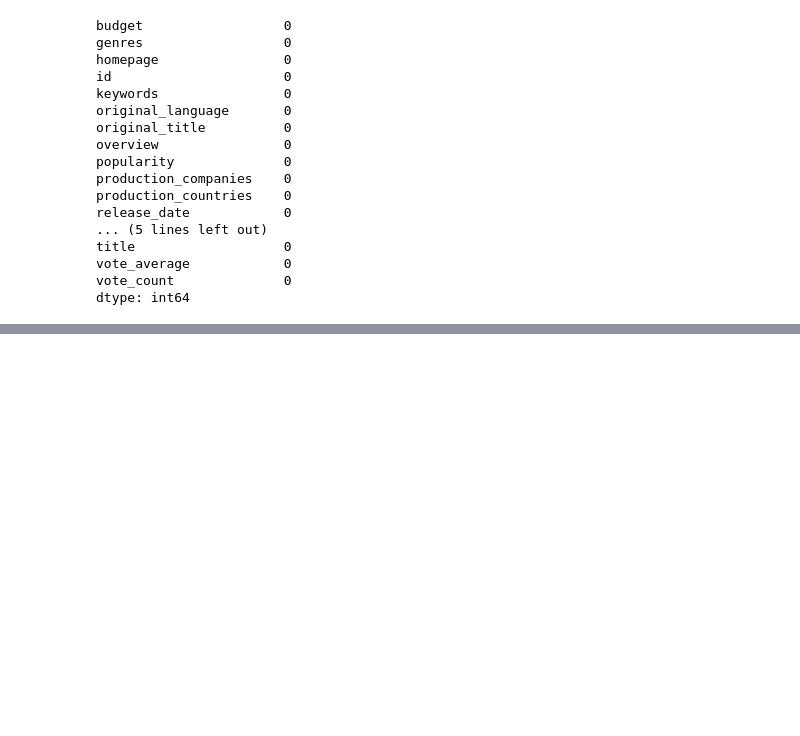
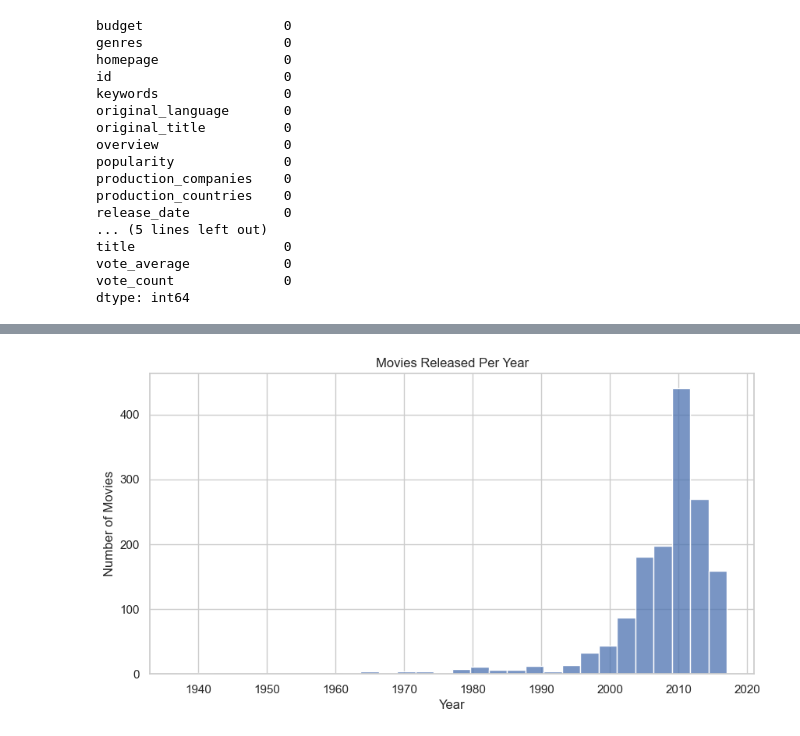
Before and after one commit to anjalidmore/CineMatch-DSCL, a Jupyter notebook: new/data cleaning.ipynb, the cells around one changed output, grey strips where cells are left out. Saved outputs shown, nothing was run; the diff lists cells and outputs as text; code cells hidden in the pictures; blank space fills up the shorter version.

```diff
--- a/new/data cleaning.ipynb
+++ b/new/data cleaning.ipynb
@@ -133,0 +164,15 @@ dtype: int64
+# %%
+# Movies Released Per Year
+
+df['year'] = df['release_date'].dt.year
+
+plt.figure(figsize=(10,5))
+sns.histplot(df['year'], bins=30)
+
+plt.title("Movies Released Per Year")
+plt.xlabel("Year")
+plt.ylabel("Number of Movies")
+
+plt.show()
+# %% [output]
+[figure, added]
```
Also changed, not shown: parts of 8 cells of this notebook.
